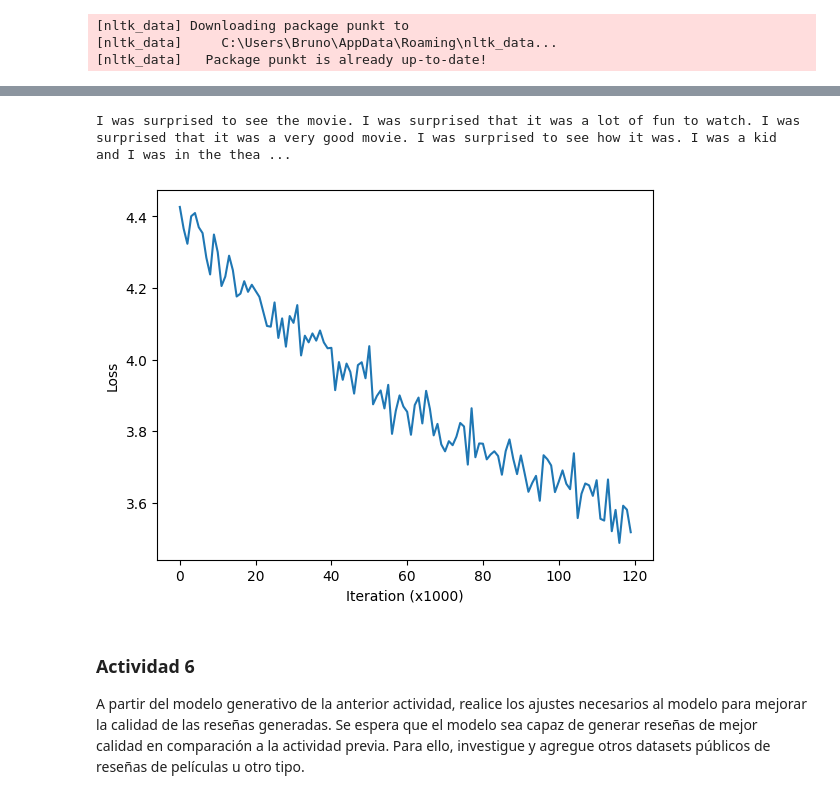
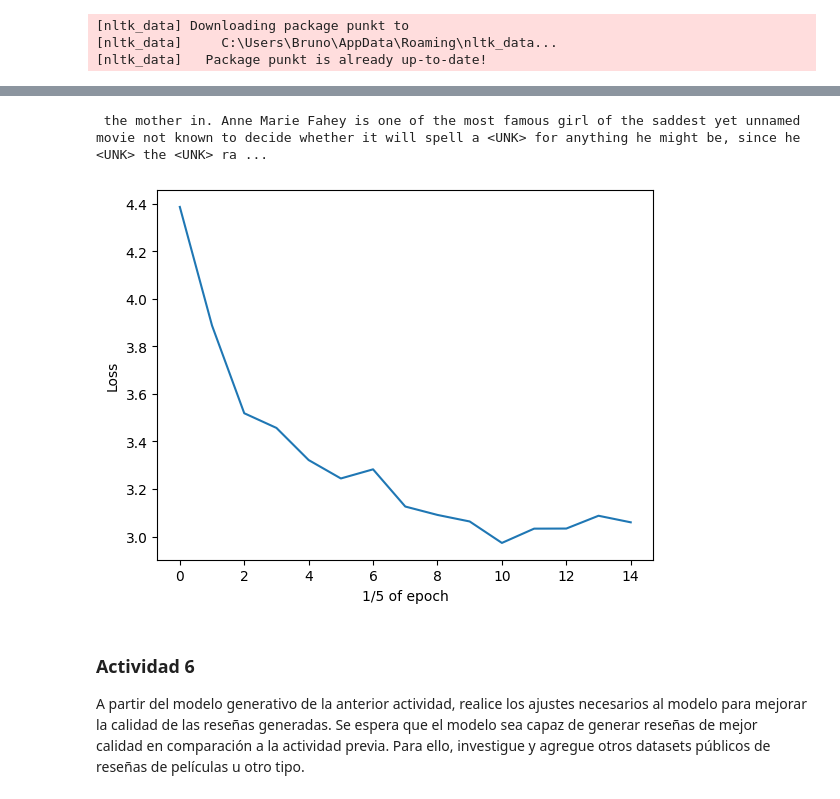
Before and after one commit to BrunoFarfan/DeepLearning, a Jupyter notebook: T2/T2_BrunoFarfan.ipynb, the cells around one changed output, grey strips where cells are left out. Drawn from its saved outputs; the diff is of its cells as text; code cells hidden in the pictures.

```diff
--- a/T2/T2_BrunoFarfan.ipynb
+++ b/T2/T2_BrunoFarfan.ipynb
@@ -732,7 +775,7 @@ class TextDataset(Dataset):
 # %%
 BATCH_SIZE = 64
 
-generation_dataset = TextDataset(sequences, word_to_int)
+generation_dataset = TextDataset(train_data, word_to_int)
 # %%
 generation_dataloader = DataLoader(generation_dataset, batch_size=BATCH_SIZE, shuffle=True)
 # %%
@@ -883,6 +986,7 @@ class MyModelManual(nn.Module):
 # %%
-EPOCHS = 6
+EPOCHS = 3
 LR = 0.001
 
 device = torch.device("cuda" if torch.cuda.is_available() else "cpu")
-model = MyModel(vocab_size, 128, 2, 4, dropout=0.2).to(device)
+model = MyModel(vocab_size, 128, 2, 4, SEQUENCE_LENGTH)
+model.to(device)
@@ -938,0 +1011,6 @@ text_generator(100, model)
+# %%
+# No training
+
+
+context = torch.zeros((1, 1), dtype=torch.long, device=device)
+model.generate(context, max_new_tokens=100)
@@ -939,7 +1019,4 @@ text_generator(100, model)
 # %%
-import random
-
-
 def train(model, epochs, criterion, optimizer, train_dataloader, accumulation_steps=1):
     losses = []
     counter = 0
@@ -950,24 +1027,22 @@ def train(model, epochs, criterion, optimizer, train_dataloader, accumulation_st
             input_sequence = input_sequence.to(device)
             target_sequence = target_sequence.to(device)
 
-            output = model(input_sequence)
-            output = output.view(-1, vocab_size)
-            target_sequence = target_sequence.view(-1)
+            output, loss = model(input_sequence, target_sequence, criterion=criterion)
 
-            loss = criterion(output, target_sequence)
             loss.backward()
 
             if (counter + 1) % accumulation_steps == 0:
                 optimizer.step()
                 optimizer.zero_grad()
 
-            if (counter + 1) % 1000 == 0:
+            if (counter + 1) % (len(train_dataloader) // 5) == 0:
                 losses.append(loss.item())
                 print(f"Epoch [{epoch+1}/{epochs}], Loss: {loss.item()}")
 
         print(f"Epoch [{epoch+1}/{epochs}]")
         print("Example text at the end of epoch:")
-        text_generator(100, model, sentence=random.choice(["I", "The", "One", "It", "Was"]))
+        context = torch.zeros((1, 1), dtype=torch.long, device=device)
+        model.generate(context, max_new_tokens=100)
 
     return losses
 # %%
@@ -989,12 +1069,13 @@ Epoch [1/6], Loss: 4.205373764038086
-# %%
-# Text example after training
-
-# text_generator(100, model, sentence=random.choice(["I", "The", "One", "It", "Was"]))
-text_generator(100, model, sentence="I was")
-# %% [output]
-I was surprised to see the movie. I was surprised that it was a lot of fun to watch. I was surprised that it was a very good movie. I was surprised to see how it was. I was a kid and I was in the thea ...
+# %%
+# Text example after training
+
+
+context = torch.zeros((1, 1), dtype=torch.long, device=device)
+model.generate(context, max_new_tokens=100)
+# %% [output]
+ the mother in. Anne Marie Fahey is one of the most famous girl of the saddest yet unnamed movie not known to decide whether it will spell a <UNK> for anything he might be, since he <UNK> the <UNK> ra ...
 # %%
-plot(losses, time_unit="Iteration (x1000)")
+plot(losses, time_unit="1/5 of epoch")
 # %% [output]
-[figure, old version]
+[figure, new version]
 # %%
```
Also changed, not shown: parts of 37 cells of this notebook, 5 other files.
